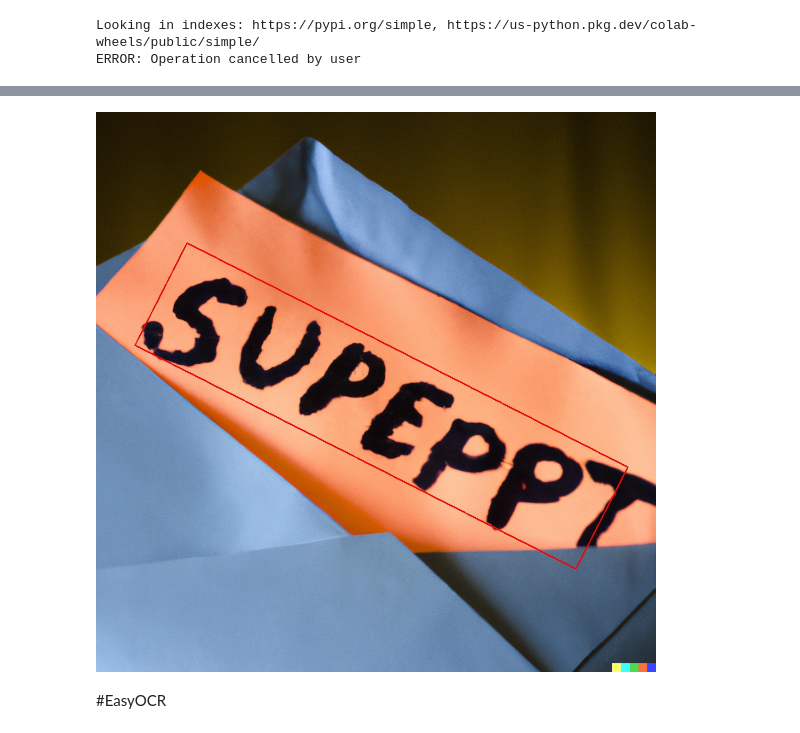
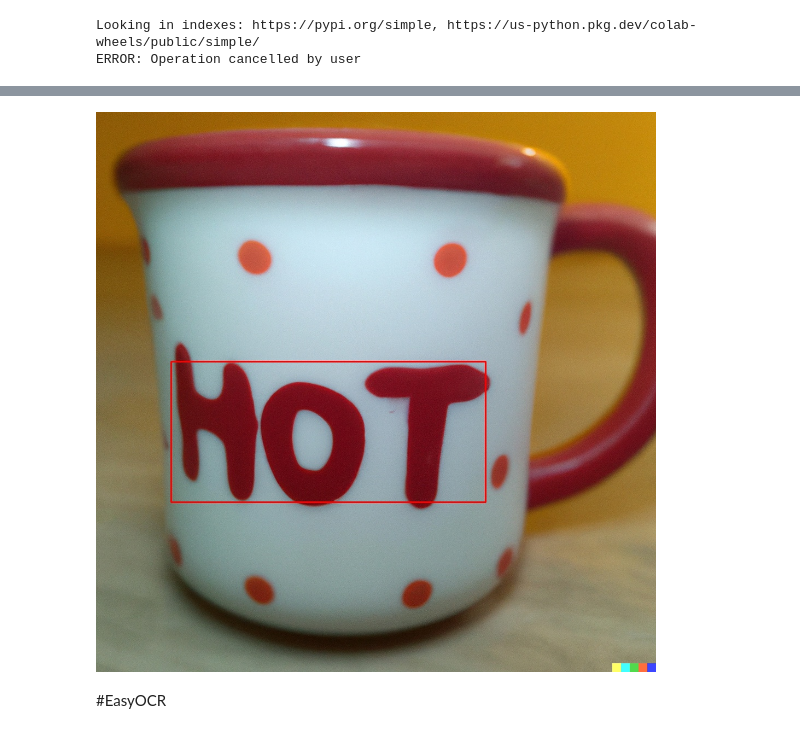
Before and after one commit to GawainNA/cs640_project, a Jupyter notebook: OCR.ipynb, the cells around one changed output, grey strips where cells are left out. Drawn from its saved outputs; the diff is of its cells as text; code cells hidden in the pictures.

```diff
--- a/OCR.ipynb
+++ b/OCR.ipynb
@@ -39,8 +39,8 @@ elapsed time : 4.599140882492065s
 # %%
-output_1 = cv2.imread("/content/result/res_DALL·E 2022-10-31 23.05.00 - an envelope with a word _Surprise_ .jpg")
+output_1 = cv2.imread("/content/result/res_DALL·E 2022-11-01 22.31.14 - a cup with word hot.jpg")
 cv2_imshow(output_1)
 # %% [output]
-[figure, old version]
+[figure, new version]
 # %% [markdown]
 #EasyOCR
 # %%
```
Also changed, not shown: parts of 5 cells of this notebook, 1 other file.
